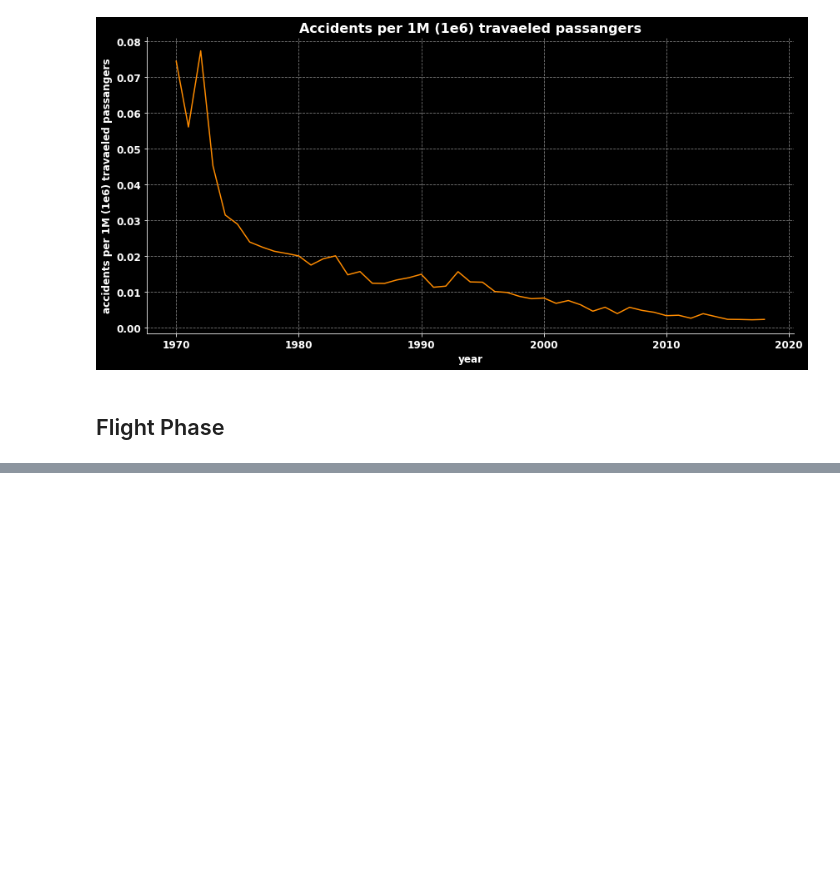
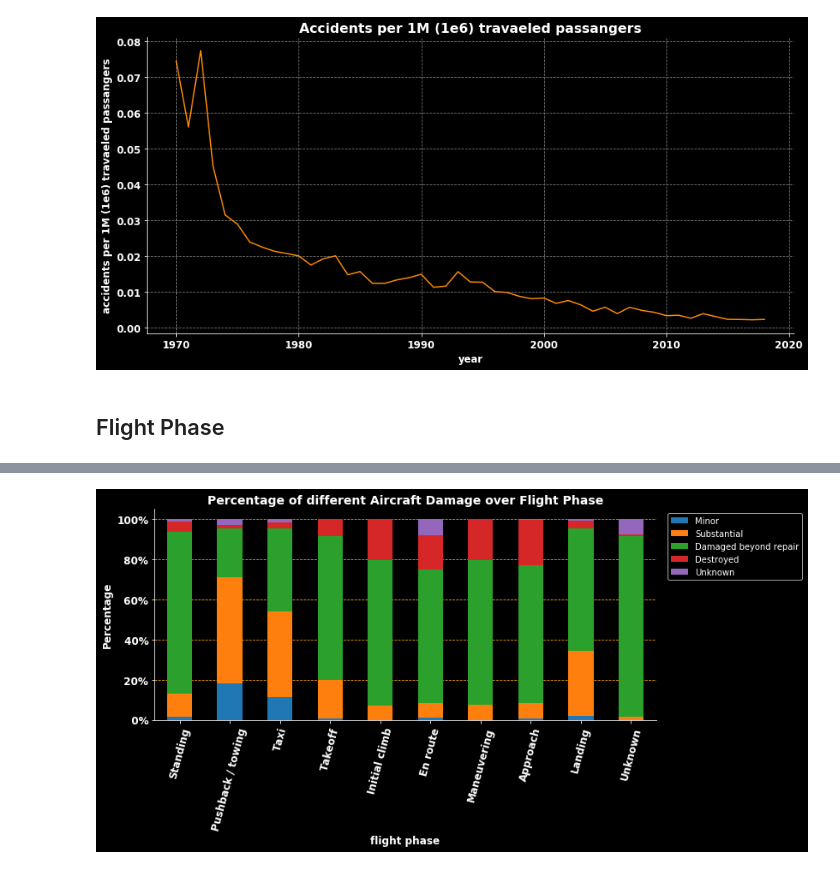
Before and after one commit to razmikmelikbekyan/AircraftAccidentsAnalysis, a Jupyter notebook: accidents_analysis/AccidentsAnalysis.ipynb, the cells around one changed output, grey strips where cells are left out. Saved outputs shown, nothing was run; the diff lists cells and outputs as text; code cells hidden in the pictures; blank space fills up the shorter version.

Commit message:
ENH: adding features of aircraft

```diff
--- a/accidents_analysis/AccidentsAnalysis.ipynb
+++ b/accidents_analysis/AccidentsAnalysis.ipynb
@@ -716,0 +765,25 @@ plot_aggregated_barplot(
+# %%
+temp = df[pd.notna(df['aircraft_damage'])].groupby(by=['phase'])['aircraft_damage'].apply(
+    lambda x: x.value_counts() / len(x)).unstack()
+temp.fillna(0, inplace=True)
+temp.index = [x if x == 'Unknown' else x[:-6] for x in temp.index]
+sorting = [
+    'Standing', 'Pushback / towing', 'Taxi', 'Takeoff',
+    'Initial climb', 'En route', 'Maneuvering', 'Approach','Landing',
+#     'Emergency descent', 'Uncontrolled descent', 'Post-impact',
+    'Unknown'
+]
+temp.index = pd.Categorical(temp.index, sorting)
+temp.sort_index(inplace=True)
+temp = temp[['Minor', 'Substantial', 'Damaged beyond repair', 'Destroyed', 'Unknown']]
+
+plot_category_split_plot(
+    temp,
+    figsize=(12, 6),
+    title='Percentage of different Aircraft Damage over Flight Phase',
+    x_label='flight phase',
+    ticks_fontsize=12,
+    ticks_rotation=75
+)
+# %% [output]
+[figure, added]
```
Also changed, not shown: parts of 17 cells of this notebook, 1 other file.
